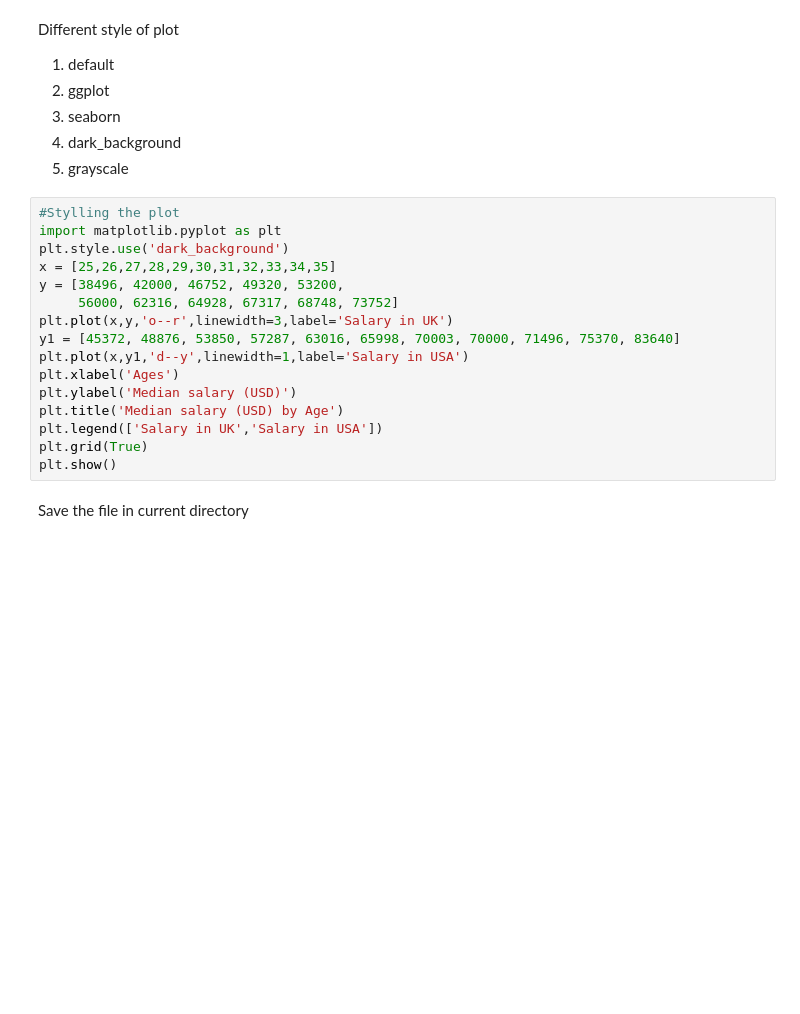
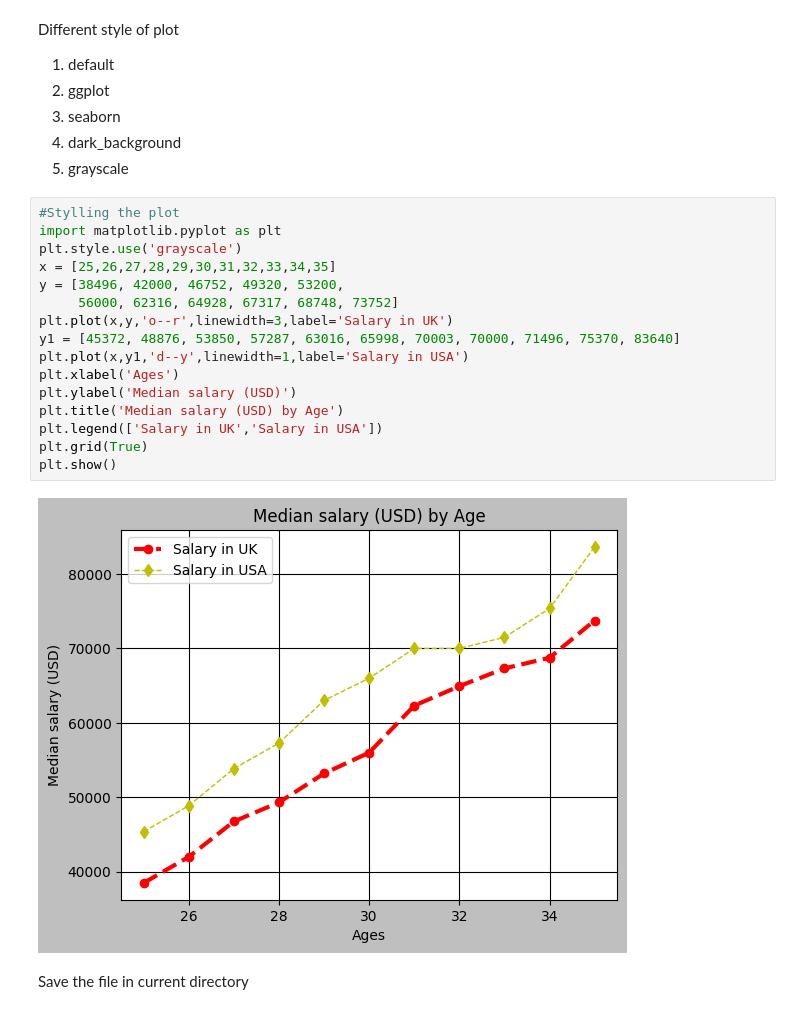
Before and after one commit to csetapan/Plot_With_matplotlib, a Jupyter notebook: Plot_Using_Matplotlib.ipynb, the cells around one changed output. Cells and saved outputs as stored; diff of their text form; blank space fills up the shorter version.

```diff
--- a/Plot_Using_Matplotlib.ipynb
+++ b/Plot_Using_Matplotlib.ipynb
@@ -146,19 +178,21 @@ Different style of plot
 # %%
 #Stylling the plot
 import matplotlib.pyplot as plt
-plt.style.use('dark_background')
+plt.style.use('grayscale')
 x = [25,26,27,28,29,30,31,32,33,34,35]
 y = [38496, 42000, 46752, 49320, 53200,
      56000, 62316, 64928, 67317, 68748, 73752]
 plt.plot(x,y,'o--r',linewidth=3,label='Salary in UK')
 y1 = [45372, 48876, 53850, 57287, 63016, 65998, 70003, 70000, 71496, 75370, 83640]
 plt.plot(x,y1,'d--y',linewidth=1,label='Salary in USA')
 plt.xlabel('Ages')
 plt.ylabel('Median salary (USD)')
 plt.title('Median salary (USD) by Age')
 plt.legend(['Salary in UK','Salary in USA'])
 plt.grid(True)
 plt.show()
+# %% [output]
+[figure, added]
 # %% [markdown]
 Save the file in current directory
 # %%
```
Also changed, not shown: parts of 50 cells of this notebook.
